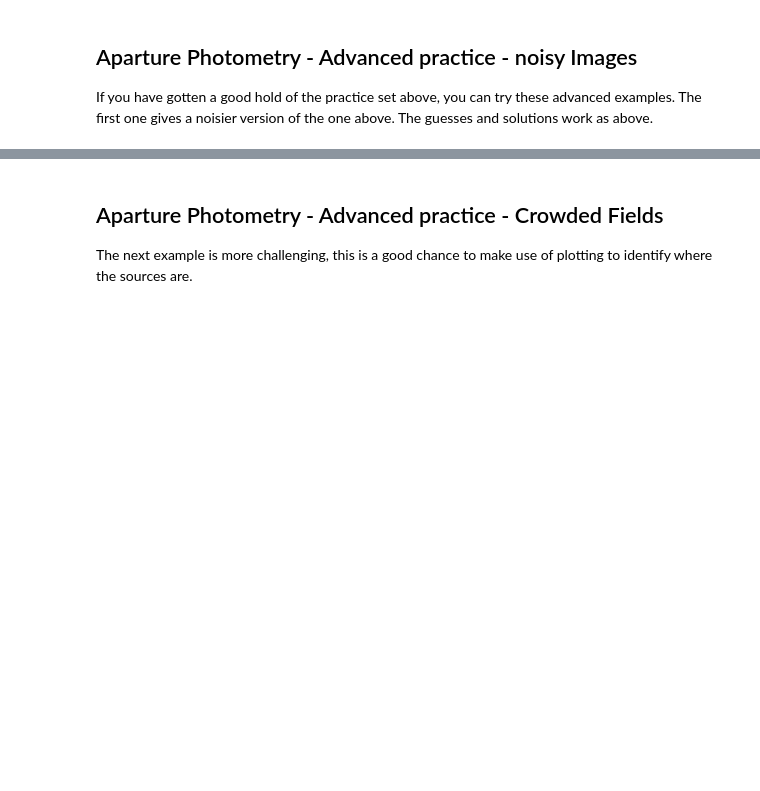
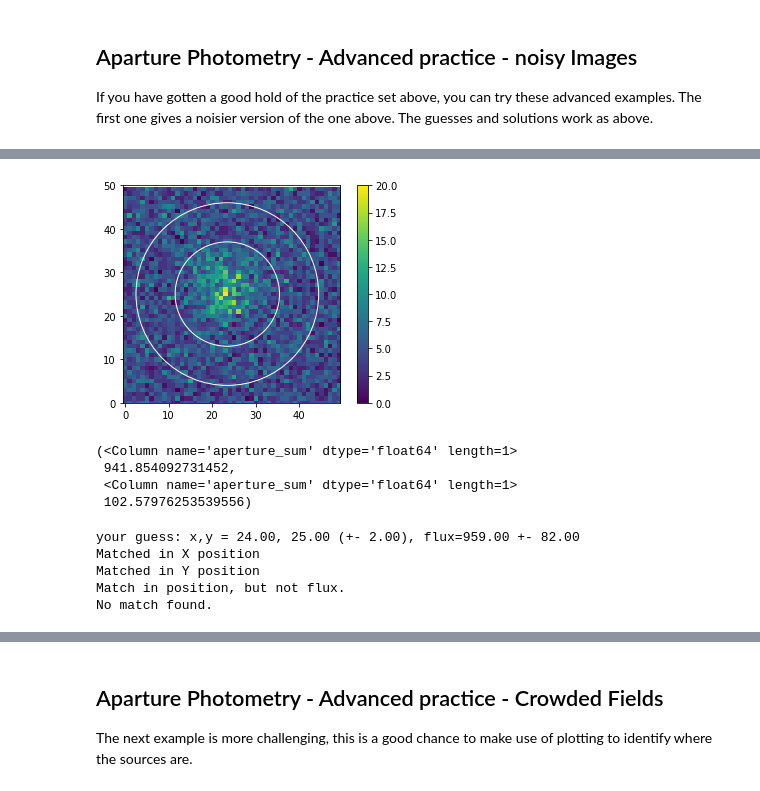
Before and after one commit to Hazel-H/astrolabs-PH30116-, a Jupyter notebook: PH30116/Chapter2_AperturePhotometry.ipynb, the cells around one changed output, grey strips where cells are left out. Drawn from its saved outputs; the diff is of its cells as text; code cells hidden in the pictures; blank space fills up the shorter version.

```diff
--- a/PH30116/Chapter2_AperturePhotometry.ipynb
+++ b/PH30116/Chapter2_AperturePhotometry.ipynb
@@ -423,0 +425,22 @@ This class will simulate a single PSF in the centre of the field with low SN. RO
+# %%
+#useful to estimate the centre and radius to use
+ringsky3 = photutils.CircularAnnulus((23.5, 25), 12, 21)
+test_lowSN.show_ima()
+ringsky3.plot(ec='white')
+# %% [output]
+[figure, added]
+# %%
+ap_phot(image = test_lowSN.get_data(), x=23.5, y=25, radius=14, skyx=23.5, skyy=25, skyinner=14, skyouter=21, ron=2.17)
+# %% [output]
+(<Column name='aperture_sum' dtype='float64' length=1>
+ 941.854092731452,
+ <Column name='aperture_sum' dtype='float64' length=1>
+ 102.57976253539556)
+# %%
+test_lowSN.guess_psf(x=24,y=25,flux=959, error=82, poserr=2)
+# %% [output]
+your guess: x,y = 24.00, 25.00 (+- 2.00), flux=959.00 +- 82.00
+Matched in X position
+Matched in Y position
+Match in position, but not flux.
+No match found.
```
Also changed, not shown: parts of 31 cells of this notebook, 39 other files.
